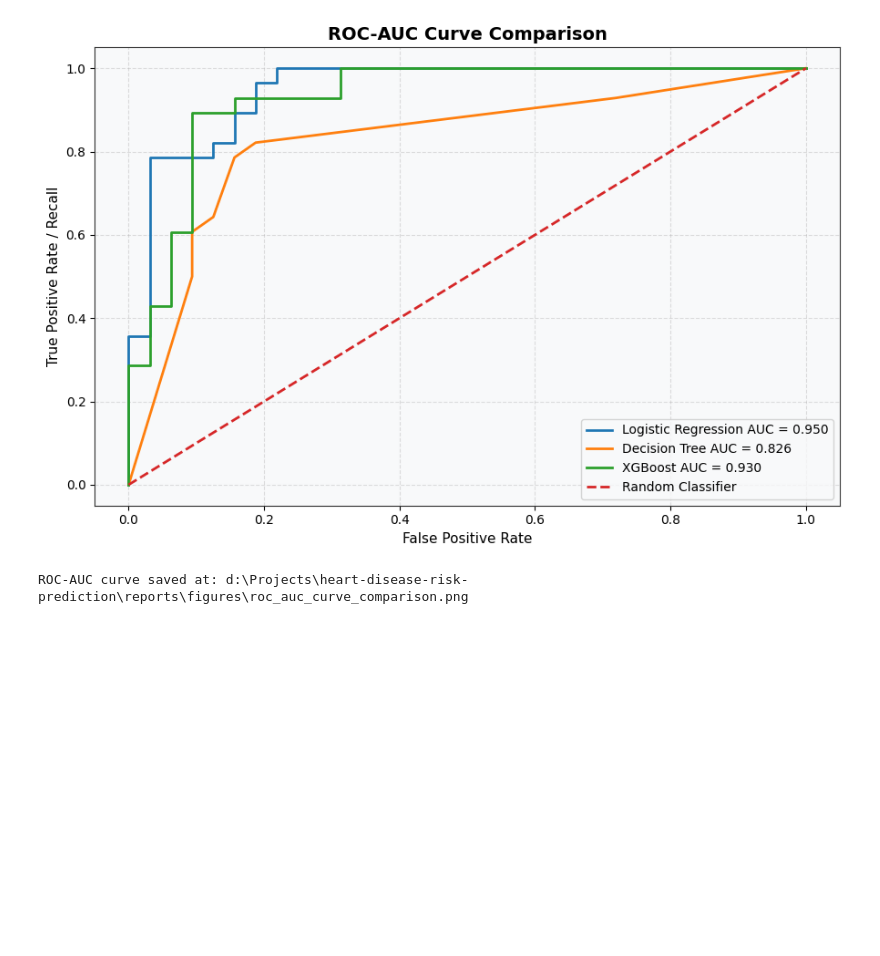
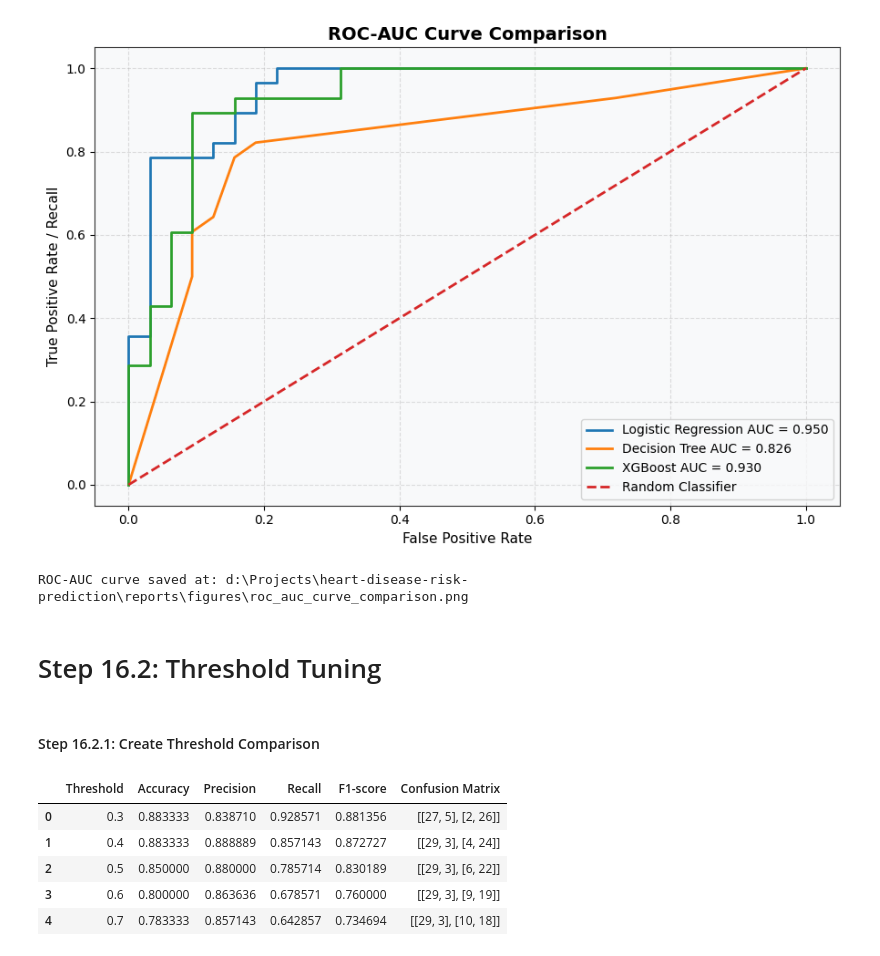
Before and after one commit to Usama2001/Heart-Disease-Risk-Prediction-Using-Decision-Trees-and-XGBoost, a Jupyter notebook: notebooks/heart_disease_prediction.ipynb, the cells around one changed output. Drawn from its saved outputs; the diff is of its cells as text; code cells hidden in the pictures; blank space fills up the shorter version.

```diff
--- a/notebooks/heart_disease_prediction.ipynb
+++ b/notebooks/heart_disease_prediction.ipynb
@@ -1528,3 +1528,39 @@ print("ROC-AUC curve saved at:", roc_curve_path)
 # %% [output]
 [figure]
 ROC-AUC curve saved at: d:\Projects\heart-disease-risk-prediction\reports\figures\roc_auc_curve_comparison.png
+# %% [markdown]
+# Step 16.2: Threshold Tuning
+# %% [markdown]
+#### Step 16.2.1: Create Threshold Comparison
+# %%
+# Step 16.2: Threshold Tuning for XGBoost
+
+from sklearn.metrics import accuracy_score, precision_score, recall_score, f1_score, confusion_matrix
+import pandas as pd
+
+thresholds = [0.30, 0.40, 0.50, 0.60, 0.70]
+
+threshold_results = []
+
+for threshold in thresholds:
+    y_pred_threshold = (xgb_proba >= threshold).astype(int)
+
+    threshold_results.append({
+        "Threshold": threshold,
+        "Accuracy": accuracy_score(y_test, y_pred_threshold),
+        "Precision": precision_score(y_test, y_pred_threshold),
+        "Recall": recall_score(y_test, y_pred_threshold),
+        "F1-score": f1_score(y_test, y_pred_threshold),
+        "Confusion Matrix": confusion_matrix(y_test, y_pred_threshold).tolist()
+    })
+
+threshold_results_df = pd.DataFrame(threshold_results)
+
+threshold_results_df
+# %% [output]
+|  | Threshold | Accuracy | Precision | Recall | F1-score | Confusion Matrix |
+| 0 | 0.3 | 0.883333 | 0.838710 | 0.928571 | 0.881356 | [[27, 5], [2, 26]] |
+| 1 | 0.4 | 0.883333 | 0.888889 | 0.857143 | 0.872727 | [[29, 3], [4, 24]] |
+| 2 | 0.5 | 0.850000 | 0.880000 | 0.785714 | 0.830189 | [[29, 3], [6, 22]] |
+| 3 | 0.6 | 0.800000 | 0.863636 | 0.678571 | 0.760000 | [[29, 3], [9, 19]] |
+| 4 | 0.7 | 0.783333 | 0.857143 | 0.642857 | 0.734694 | [[29, 3], [10, 18]] |
```
Also changed, not shown: parts of 4 cells of this notebook.
